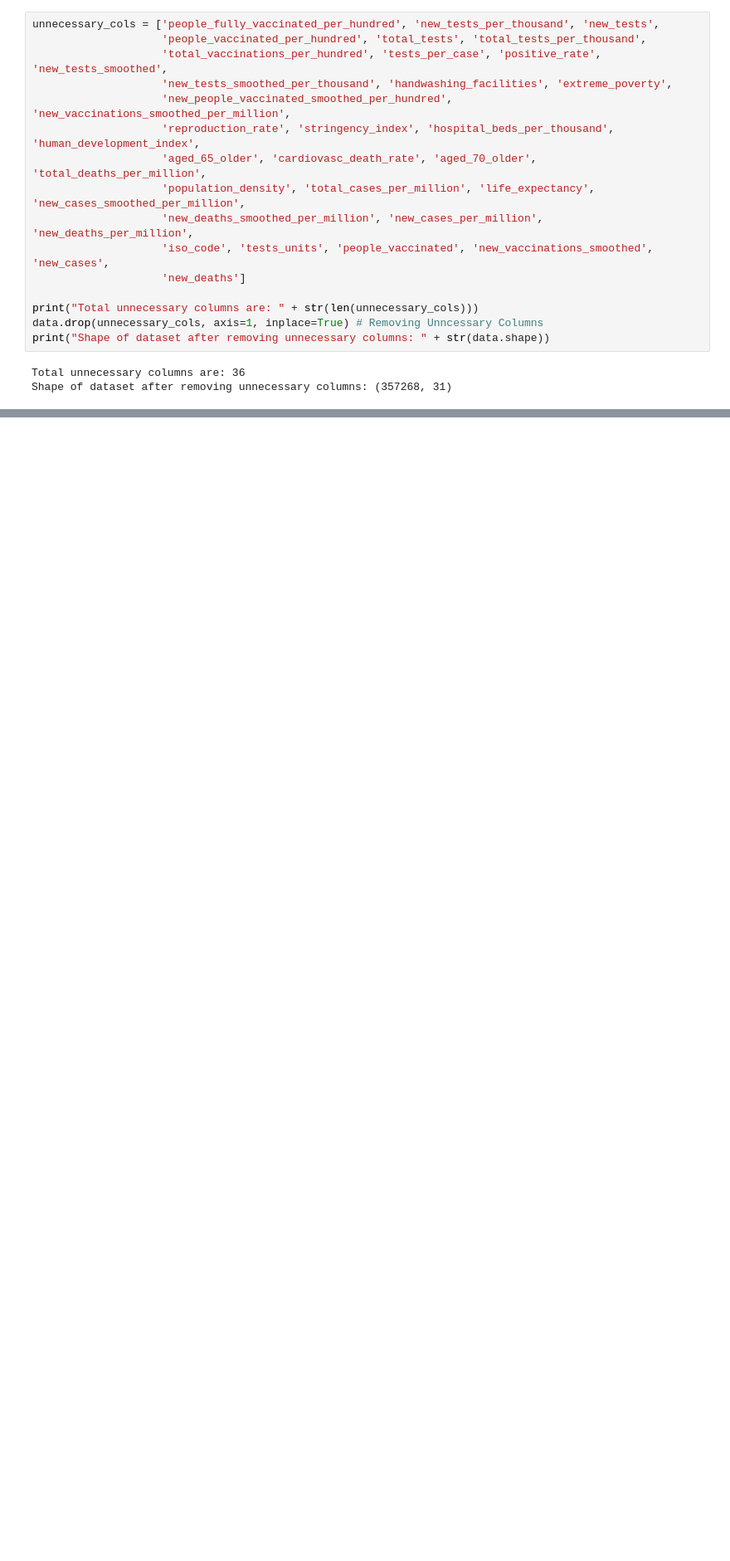
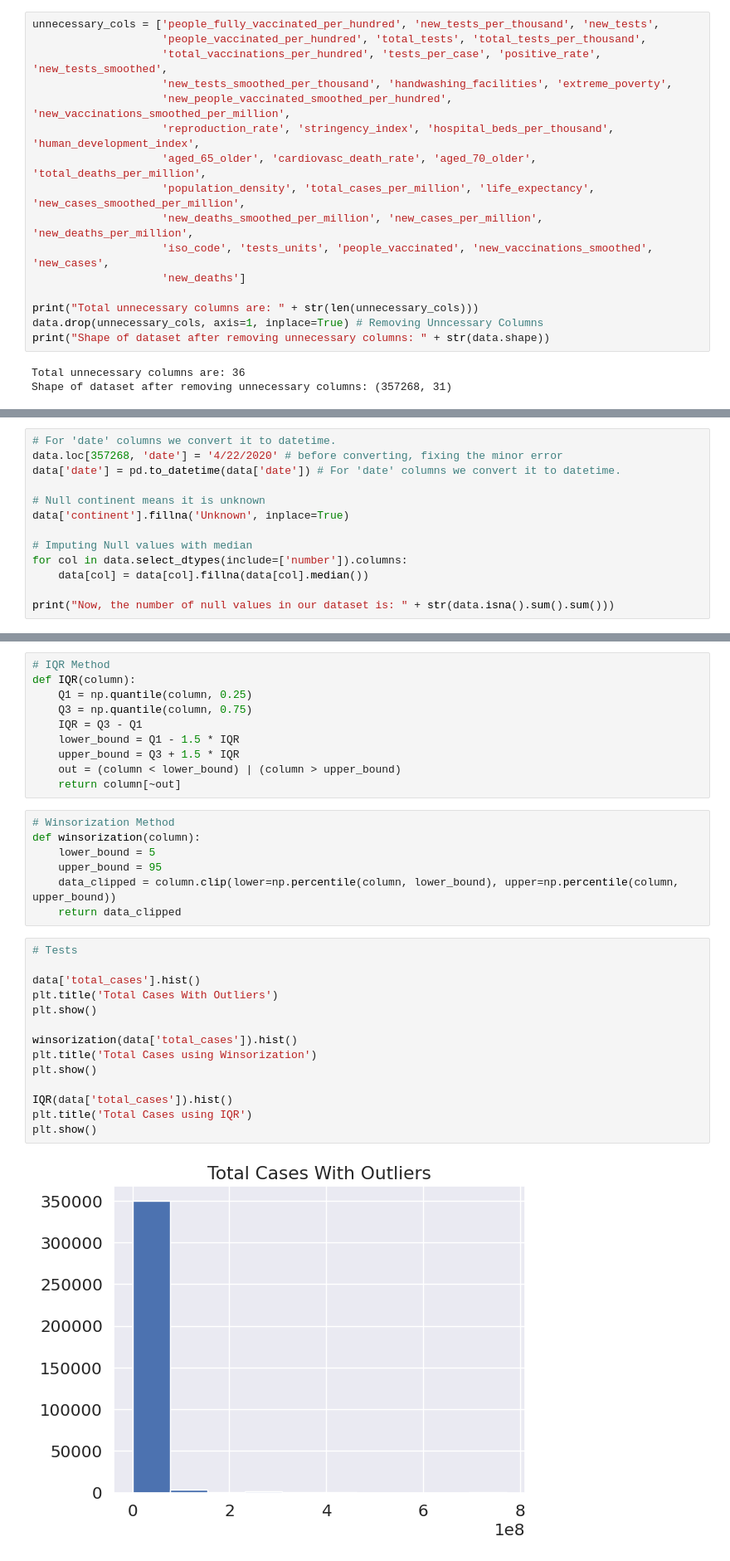
Before and after one commit to ahmedsaleem123/CA1-Project, a Jupyter notebook: CA1 Project.ipynb, the cells around one changed output, grey strips where cells are left out. Shown at 83% size. Saved outputs shown, nothing was run; the diff lists cells and outputs as text; blank space fills up the shorter version.

Commit message:
Data Cleaning: Handling null values, Data Cleaning: Handling outliers

```diff
--- a/CA1 Project.ipynb
+++ b/CA1 Project.ipynb
@@ -372,0 +433,13 @@ Shape of dataset after removing unnecessary columns: (357268, 31)
+# %%
+# For 'date' columns we convert it to datetime.
+data.loc[357268, 'date'] = '4/22/2020' # before converting, fixing the minor error
+data['date'] = pd.to_datetime(data['date']) # For 'date' columns we convert it to datetime.
+
+# Null continent means it is unknown
+data['continent'].fillna('Unknown', inplace=True)
+
+# Imputing Null values with median
+for col in data.select_dtypes(include=['number']).columns:
+    data[col] = data[col].fillna(data[col].median())
+
+print("Now, the number of null values in our dataset is: " + str(data.isna().sum().sum()))
@@ -372,0 +467,33 @@ Shape of dataset after removing unnecessary columns: (357268, 31)
+# %%
+# IQR Method
+def IQR(column):
+    Q1 = np.quantile(column, 0.25)
+    Q3 = np.quantile(column, 0.75)
+    IQR = Q3 - Q1
+    lower_bound = Q1 - 1.5 * IQR
+    upper_bound = Q3 + 1.5 * IQR
+    out = (column < lower_bound) | (column > upper_bound)
+    return column[~out]
+# %%
+# Winsorization Method
+def winsorization(column):
+    lower_bound = 5
+    upper_bound = 95
+    data_clipped = column.clip(lower=np.percentile(column, lower_bound), upper=np.percentile(column, upper_bound))
+    return data_clipped
+# %%
+# Tests
+
+data['total_cases'].hist()
+plt.title('Total Cases With Outliers')
+plt.show()
+
+winsorization(data['total_cases']).hist()
+plt.title('Total Cases using Winsorization')
+plt.show()
+
+IQR(data['total_cases']).hist()
+plt.title('Total Cases using IQR')
+plt.show()
+# %% [output]
+[figure, added]
```
Also changed, not shown: parts of 12 cells of this notebook.
